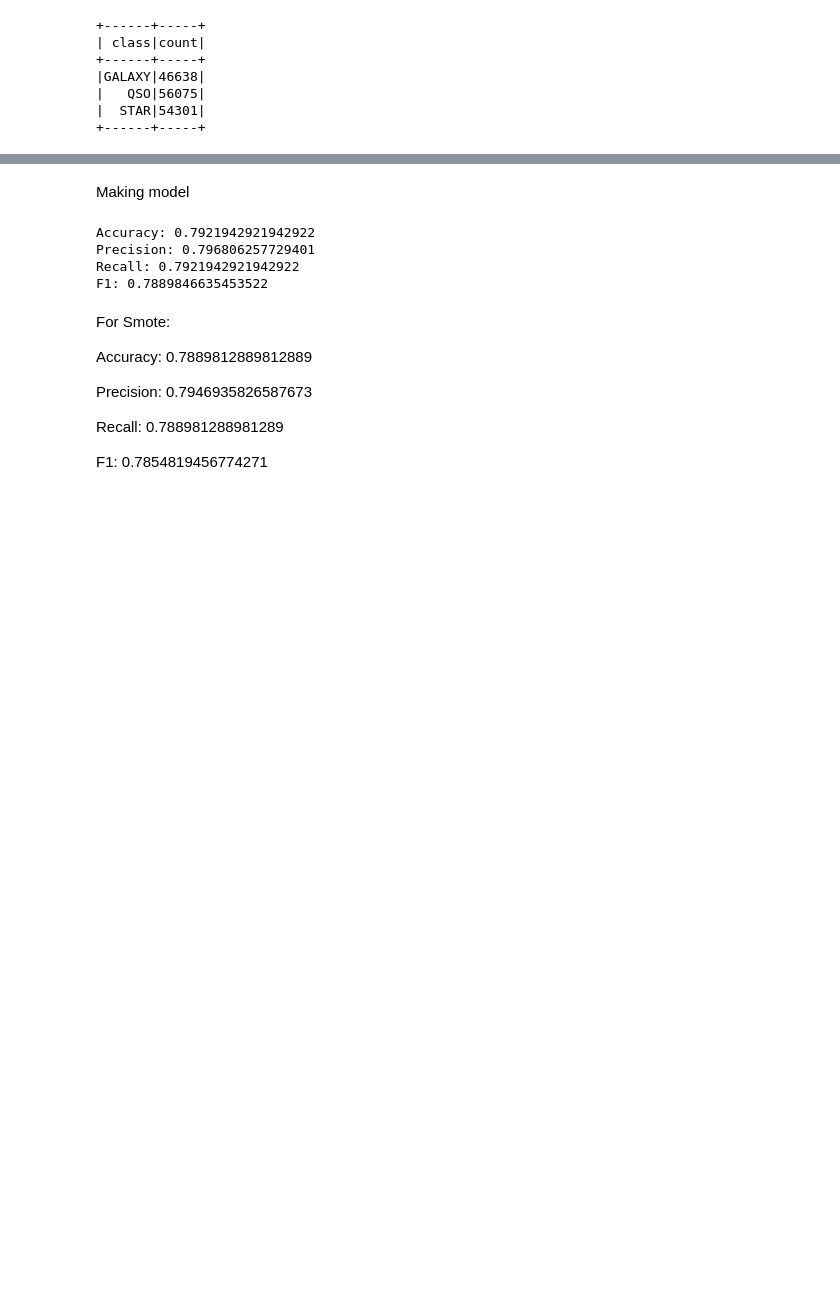
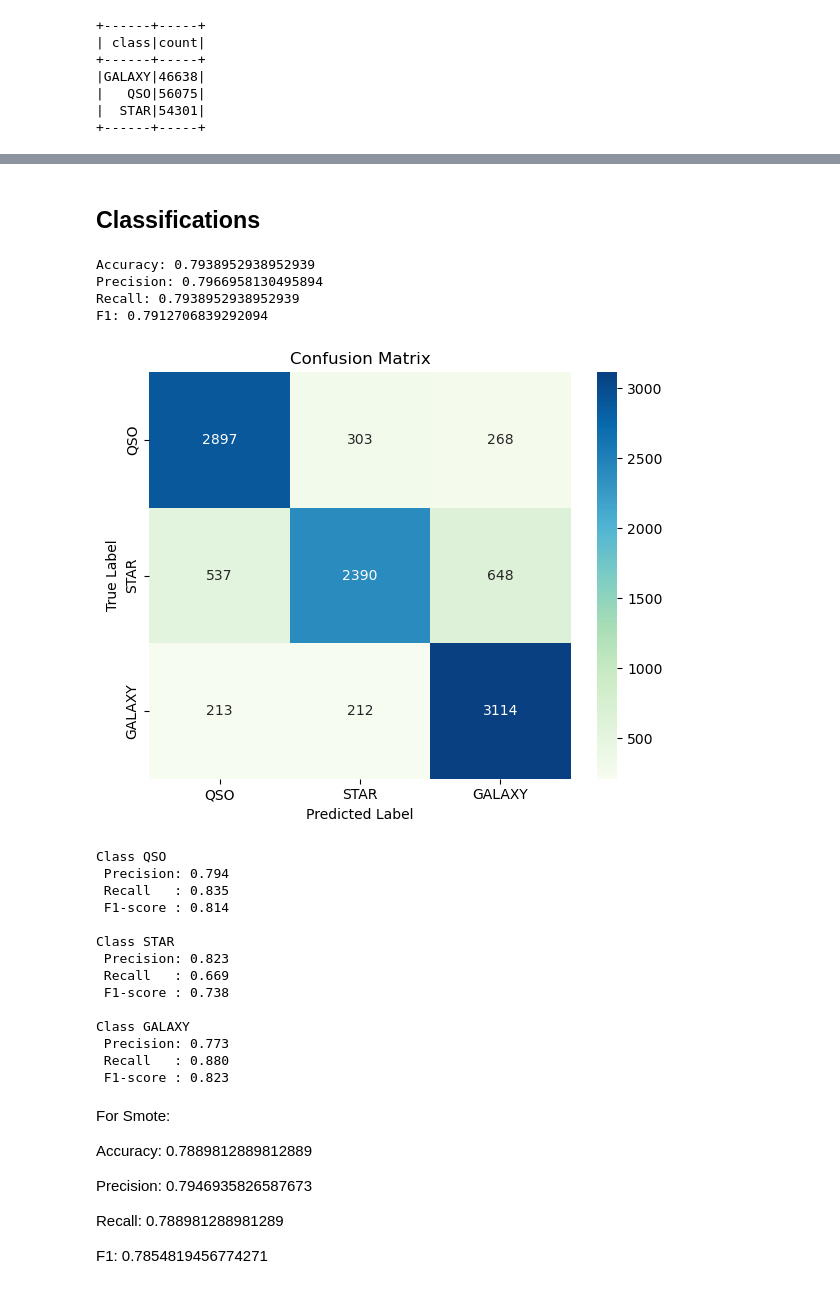
Before and after one commit to Piotrek2133/StellarClassifier, a Jupyter notebook: data_analysis_spark.ipynb, the cells around one changed output, grey strips where cells are left out. Saved outputs shown, nothing was run; the diff lists cells and outputs as text; code cells hidden in the pictures; blank space fills up the shorter version.

```diff
--- a/data_analysis_spark.ipynb
+++ b/data_analysis_spark.ipynb
@@ -1050,7 +812,0 @@ only showing top 5 rows
-# %%
-from pyspark.ml.linalg import Vectors, VectorUDT
-from pyspark.sql.functions import udf
-
-to_vec = udf(lambda arr: Vectors.dense(arr), VectorUDT())
-
-train_df_balanced = train_df_balanced.withColumn("features", to_vec("features_arr"))
@@ -1080,7 +813,3 @@ only showing top 5 rows
-# %%
-train_df_balanced = indexer_model.transform(train_df_balanced)
-# %%
-train_df_balanced = scaler_model.transform(train_df_balanced)
 # %%
 # Step 1: find max count
 class_counts = train_df_balanced.groupBy("class").count().collect()
@@ -1137,5 +886,5 @@ train_df_balanced.groupBy("class").count().show()
 # %% [markdown]
-Making model
+## Classifications
 # %%
 from pyspark.ml.classification import RandomForestClassifier
 
@@ -1144,5 +893,6 @@ clf = RandomForestClassifier(
     labelCol="label_index"
 )
 
-model = clf.fit(train_df_balanced)
-pred = model.transform(test_df_balanced)
+
+pipeline_clf = create_pipeline(clf)
+model = pipeline_clf.fit(train_df_balanced)
@@ -1149,25 +901,28 @@ pred = model.transform(test_df_balanced)
 # %%
-from pyspark.ml.evaluation import MulticlassClassificationEvaluator
-
-evaluator = MulticlassClassificationEvaluator(
-    labelCol="label_index",
-    predictionCol="prediction"
-)
-
-accuracy = evaluator.setMetricName("accuracy").evaluate(pred)
-precision = evaluator.setMetricName("weightedPrecision").evaluate(pred)
-recall = evaluator.setMetricName("weightedRecall").evaluate(pred)
-f1 = evaluator.setMetricName("f1").evaluate(pred)
-
-print("Accuracy:", accuracy)
-print("Precision:", precision)
-print("Recall:", recall)
-print("F1:", f1)
+evaluate_model(pred)
+class_names = get_class_names(model)
+metrices = conf_matrix(pred, class_names)
+class_metrices(metrices, class_names)
 # %% [output]
-Accuracy: 0.7921942921942922
-Precision: 0.796806257729401
-Recall: 0.7921942921942922
-F1: 0.7889846635453522
+Accuracy: 0.7938952938952939
+Precision: 0.7966958130495894
+Recall: 0.7938952938952939
+F1: 0.7912706839292094
+[figure, added]
+Class QSO
+ Precision: 0.794
+ Recall   : 0.835
+ F1-score : 0.814
+
+Class STAR
+ Precision: 0.823
+ Recall   : 0.669
+ F1-score : 0.738
+
+Class GALAXY
+ Precision: 0.773
+ Recall   : 0.880
+ F1-score : 0.823
 # %% [markdown]
 For Smote:
 
```
Also changed, not shown: parts of 53 cells of this notebook.
